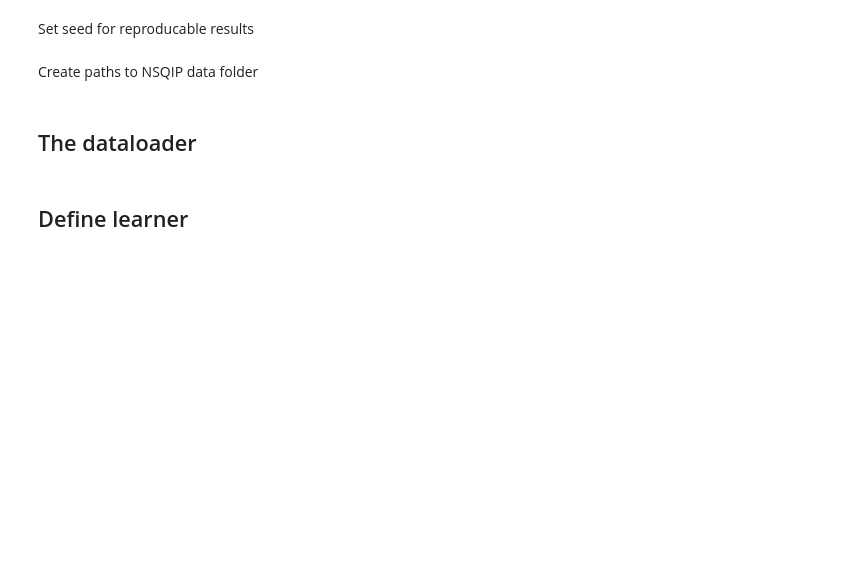
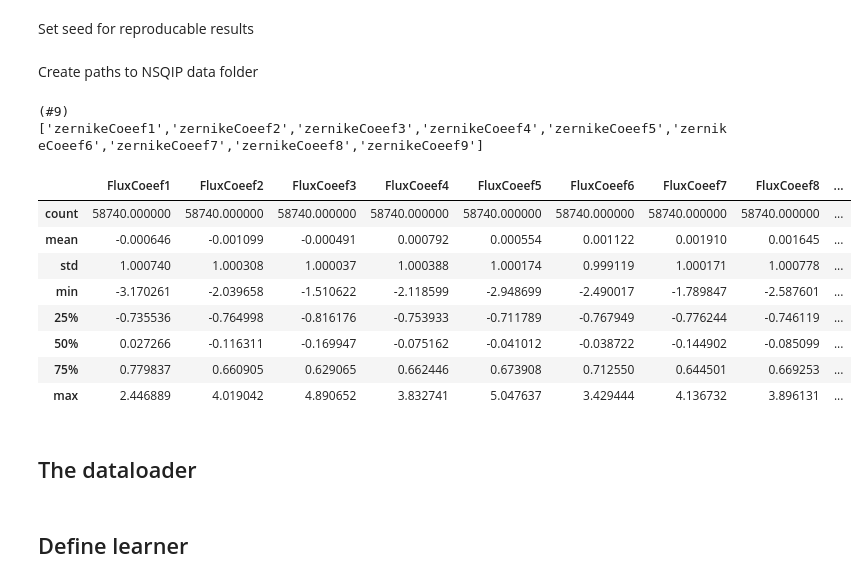
Before and after one commit to uwesterr/focal_plane_wavefront_sensor, a Jupyter notebook: source/AoFastAiSweep.ipynb, the cells around one changed output. Cells and saved outputs as stored; diff of their text form; code cells hidden in the pictures; blank space fills up the shorter version.

```diff
--- a/source/AoFastAiSweep.ipynb
+++ b/source/AoFastAiSweep.ipynb
@@ -69,8 +79,22 @@ x_names = list(fluxData_df.columns.values)
 norm = Normalize()
 to = TabularPandas(dataFrame,norm,  cont_names= x_names, y_names = y_names, splits= splits)
 norms = to.procs.normalize
+# %%
+to.y_names
+# %% [output]
+(#9) ['zernikeCoeef1','zernikeCoeef2','zernikeCoeef3','zernikeCoeef4','zernikeCoeef5','zernikeCoeef6','zernikeCoeef7','zernikeCoeef8','zernikeCoeef9']
 # %%
-to.conts.head()
+to.conts.describe()
+# %% [output]
+|  | FluxCoeef1 | FluxCoeef2 | FluxCoeef3 | FluxCoeef4 | FluxCoeef5 | FluxCoeef6 | FluxCoeef7 | FluxCoeef8 | ... |
+| count | 58740.000000 | 58740.000000 | 58740.000000 | 58740.000000 | 58740.000000 | 58740.000000 | 58740.000000 | 58740.000000 | ... |
+| mean | -0.000646 | -0.001099 | -0.000491 | 0.000792 | 0.000554 | 0.001122 | 0.001910 | 0.001645 | ... |
+| std | 1.000740 | 1.000308 | 1.000037 | 1.000388 | 1.000174 | 0.999119 | 1.000171 | 1.000778 | ... |
+| min | -3.170261 | -2.039658 | -1.510622 | -2.118599 | -2.948699 | -2.490017 | -1.789847 | -2.587601 | ... |
+| 25% | -0.735536 | -0.764998 | -0.816176 | -0.753933 | -0.711789 | -0.767949 | -0.776244 | -0.746119 | ... |
+| 50% | 0.027266 | -0.116311 | -0.169947 | -0.075162 | -0.041012 | -0.038722 | -0.144902 | -0.085099 | ... |
+| 75% | 0.779837 | 0.660905 | 0.629065 | 0.662446 | 0.673908 | 0.712550 | 0.644501 | 0.669253 | ... |
+| max | 2.446889 | 4.019042 | 4.890652 | 3.832741 | 5.047637 | 3.429444 | 4.136732 | 3.896131 | ... |
 # %% [markdown]
 ## The dataloader
 # %%
```
Also changed, not shown: parts of 5 cells of this notebook, 2 other files.
